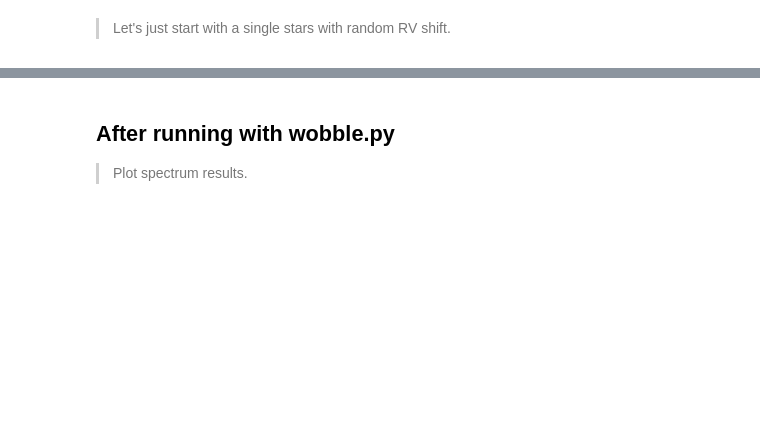
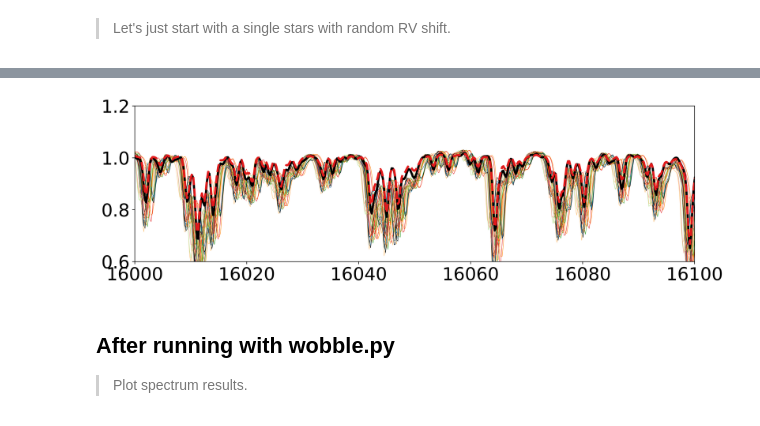
Before and after one commit to tingyuansen/Wobble_NN, a Jupyter notebook: Wobble_NN.ipynb, the cells around one changed output, grey strips where cells are left out. Drawn from its saved outputs; the diff is of its cells as text; code cells hidden in the pictures; blank space fills up the shorter version.

```diff
--- a/Wobble_NN.ipynb
+++ b/Wobble_NN.ipynb
@@ -203,3 +147,82 @@ plt.hist(spec_shifted[:,10:-10].ravel(), bins=100);
+# %%
+# make RV for the two stars differently
+num_obs = 30
+RV_array_1 = np.random.uniform(size=num_obs)*50. -25.
+RV_array_2 = np.random.uniform(size=num_obs)*50. -25.
+
+#--------------------------------------------------------------------------------------------------
+# make rest frame spectrum for spectrum 1
+Teff1 = 4750.
+logg1 = 2.5
+feh = 0.
+alphafe = 0.
+vmacro = 2.
+labels1 = [Teff1, logg1, feh, alphafe, vmacro, 0]
+spec_rest_1 = get_normalized_spectrum_single_star(labels = labels1,
+                    NN_coeffs_norm = NN_coeffs_norm, NN_coeffs_flux = NN_coeffs_flux)
+
+# for spectrum 2
+Teff1 = 5000.
+logg1 = 3.0
+feh = 0.
+alphafe = 0.
+vmacro = 2.
+labels1 = [Teff1, logg1, feh, alphafe, vmacro, 0]
+spec_rest_2 = get_normalized_spectrum_single_star(labels = labels1,
+                    NN_coeffs_norm = NN_coeffs_norm, NN_coeffs_flux = NN_coeffs_flux)
+
+#--------------------------------------------------------------------------------------------------
+# radial velocity shift
+c = 3e5
+spec_shifted_1 = []
+for i in range(RV_array_1.size):
+    doppler_factor = np.sqrt((1 - RV_array_1[i]/c)/(1 + RV_array_1[i]/c))
+    new_wavelength = wavelength*doppler_factor
+    ind = np.searchsorted(wavelength[:-1], new_wavelength) - 1
+    slopes = (spec_rest_1[1:] - spec_rest_1[:-1])/(wavelength[1:]-wavelength[:-1])
+    spec_shifted_1.append(spec_rest_1[ind] + slopes[ind]*(new_wavelength - wavelength[ind]))
+spec_shifted_1 = np.array(spec_shifted_1)
+
+spec_shifted_2 = []
+for i in range(RV_array_2.size):
+    doppler_factor = np.sqrt((1 - RV_array_2[i]/c)/(1 + RV_array_2[i]/c))
+    new_wavelength = wavelength*doppler_factor
+    ind = np.searchsorted(wavelength[:-1], new_wavelength) - 1
+    slopes = (spec_rest_2[1:] - spec_rest_2[:-1])/(wavelength[1:]-wavelength[:-1])
+    spec_shifted_2.append(spec_rest_2[ind] + slopes[ind]*(new_wavelength - wavelength[ind]))
+spec_shifted_2 = np.array(spec_shifted_2)
+
+# combine two normalized flux (ignoring flux ratio)
+# to mock up observations
+spec_shifted = spec_shifted_1*spec_shifted_2
+
+
+#==================================================================================================
+# plot the spectrum
+lambda_min, lambda_max = 16000, 16100#  wavelength range for plotting
+
+plt.figure(figsize=(14, 4))
+plt.plot(wavelength, spec_shifted.T, lw=0.5)
+plt.xlim(lambda_min, lambda_max)
+plt.plot(wavelength, spec_rest_1, color="black", lw=3) ## rest frame spectrum 1
+plt.plot(wavelength, spec_rest_2, color=cb2[3], ls="--", lw=3) ## rest frame spectrum 2
+plt.ylim(0.6, 1.2)
+
+
+#==================================================================================================
+# save array
+# cull the few last few pixels because interpolation there tend to extrapolate to weird values
+np.savez("fitting_spectra.npz",\
+         spec_shifted = spec_shifted[:,10:-10],\
+         spec_shifted_1 = spec_shifted_1[:,10:-10],\
+         spec_shifted_2 = spec_shifted_2[:,10:-10],\
+         RV_array_1 = RV_array_1,\
+         RV_array_2 = RV_array_2,\
+         spec_rest_1 = spec_rest_1[10:-10],\
+         spec_rest_2 = spec_rest_2[10:-10],\
+         wavelength = wavelength[10:-10])
+# %% [output]
+[figure, added]
 # %% [markdown]
 ## After running with wobble.py
 
```
Also changed, not shown: parts of 7 cells of this notebook, 2 other files.
